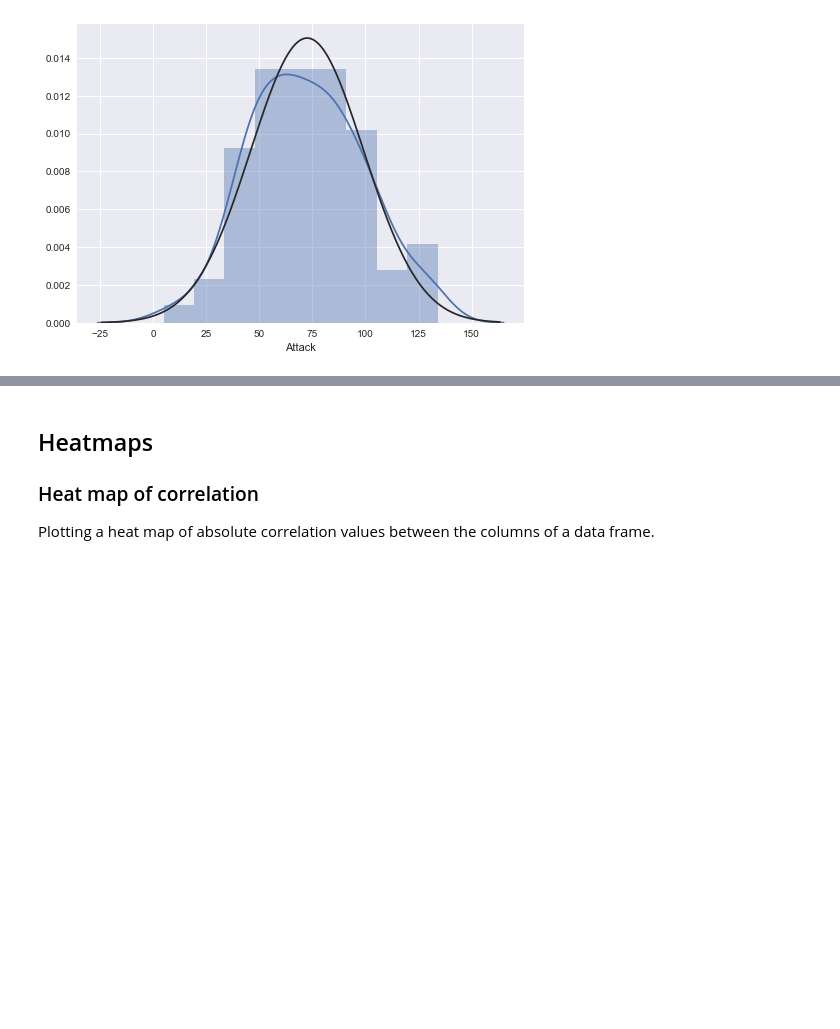
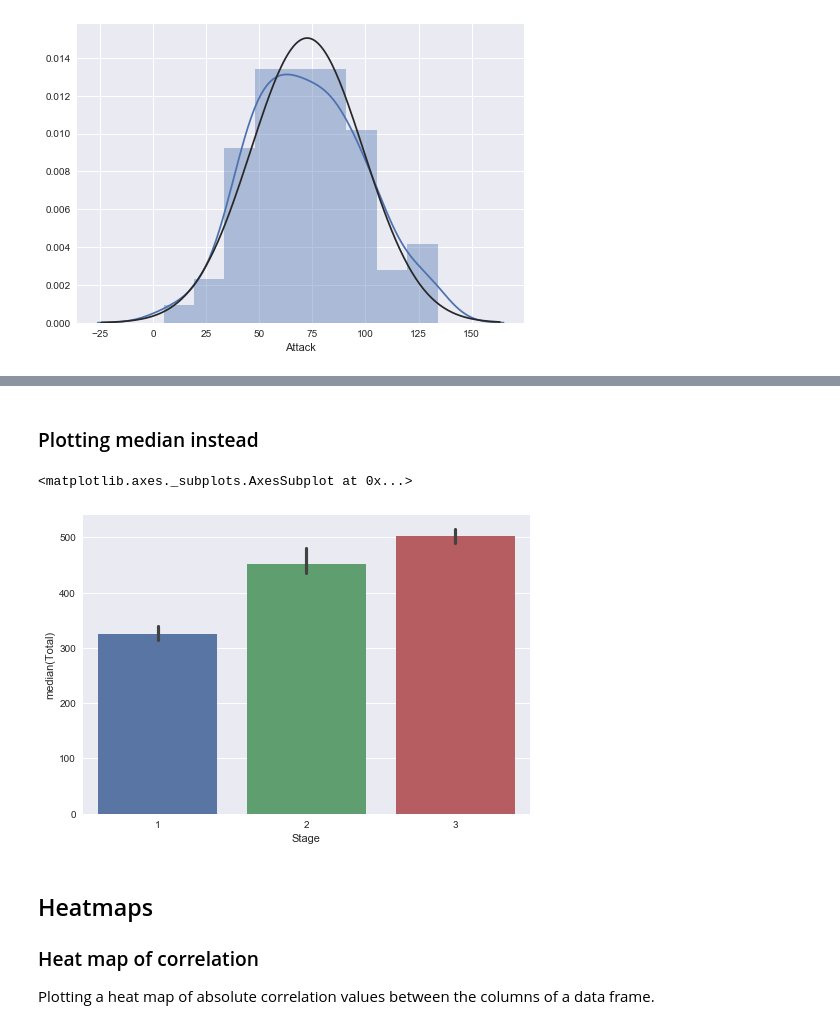
Before and after one commit to mujahed85/data-science-and-machine-learning-in-python, a Jupyter notebook: seaborn/seaborn.ipynb, the cells around one changed output, grey strips where cells are left out. Cells and saved outputs as stored; diff of their text form; code cells hidden in the pictures; blank space fills up the shorter version.

```diff
--- a/seaborn/seaborn.ipynb
+++ b/seaborn/seaborn.ipynb
@@ -223,3 +242,11 @@ sns.distplot(df.Attack, fit = norm, kde = True)
+# %% [markdown]
+### Plotting median instead
+# %%
+from numpy import median
+sns.barplot(x = 'Stage', y = 'Total', data = df, estimator = median)
+# %% [output]
+<matplotlib.axes._subplots.AxesSubplot at 0x...>
+[figure, added]
 # %% [markdown]
 ## Heatmaps
 
```
Also changed, not shown: parts of 5 cells of this notebook.
